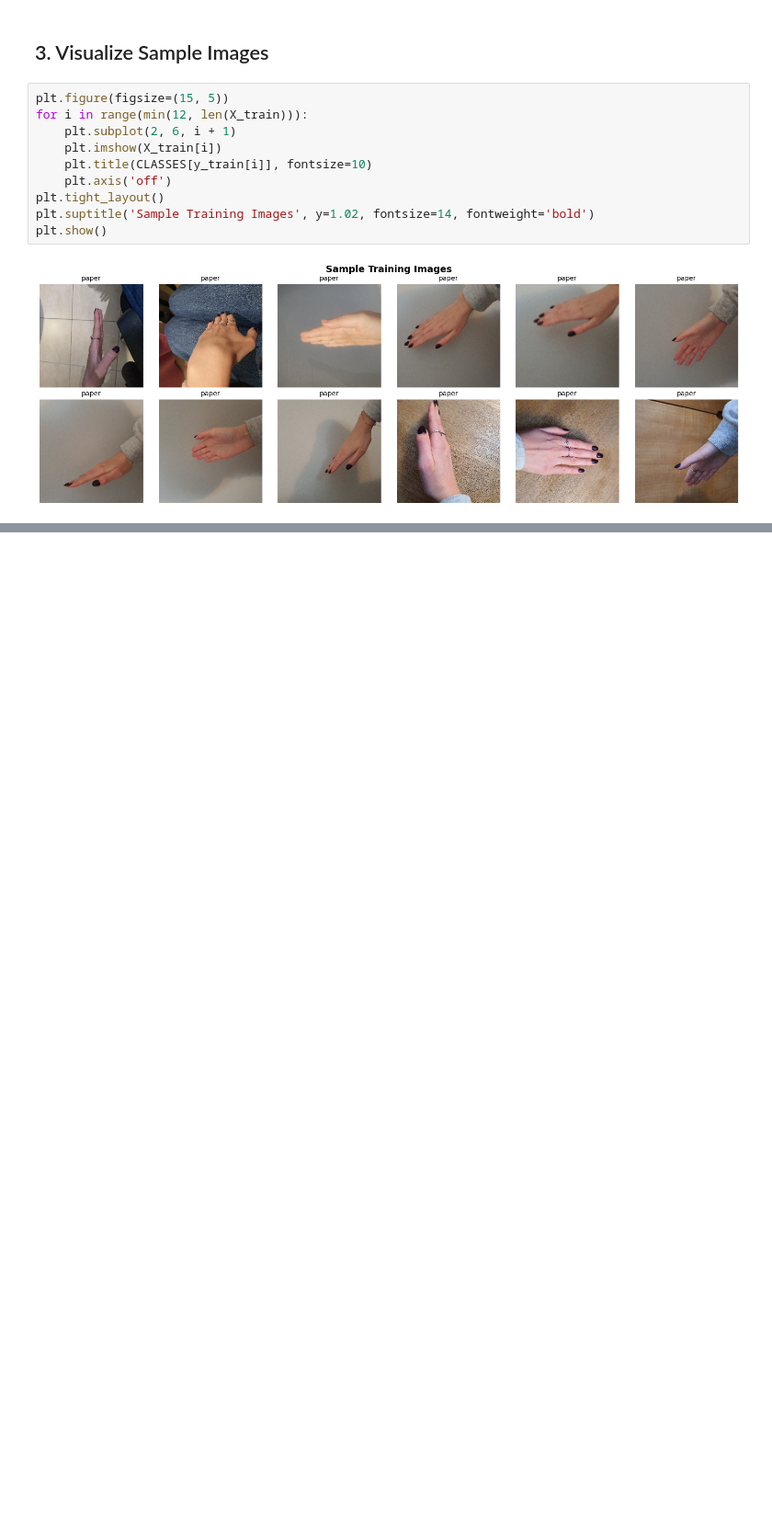
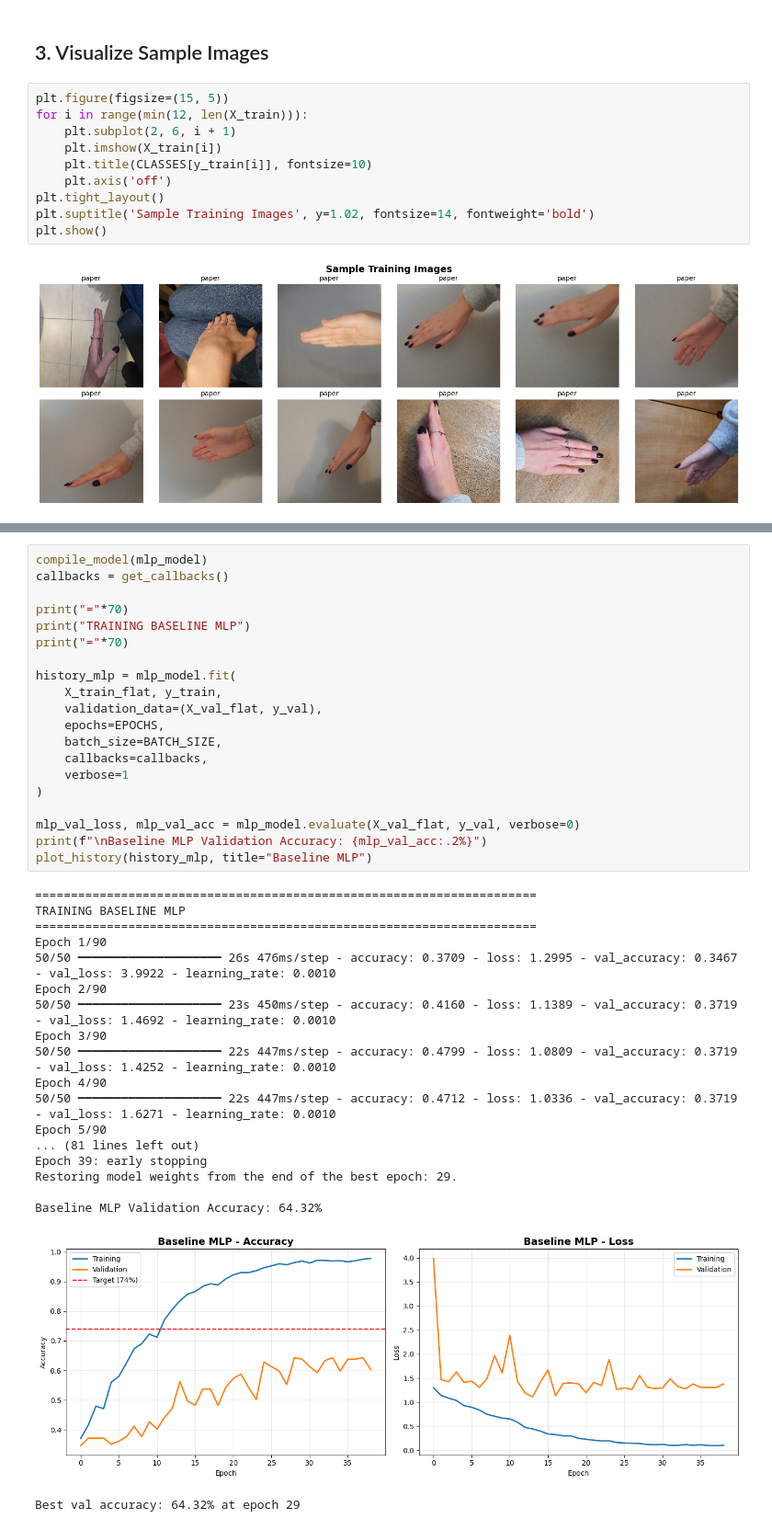
Before and after one commit to arberzylyftari/rps-project, a Jupyter notebook: notebooks/RockPaperScissors_FFNN.ipynb, the cells around one changed output, grey strips where cells are left out. Shown at 92% size. Drawn from its saved outputs; the diff is of its cells as text; blank space fills up the shorter version.

```diff
--- a/notebooks/RockPaperScissors_FFNN.ipynb
+++ b/notebooks/RockPaperScissors_FFNN.ipynb
@@ -222,4 +230,44 @@ Model: "MLP_Optimized"
  Total params: 77,239,043 (294.64 MB)
  Trainable params: 77,237,251 (294.64 MB)
  Non-trainable params: 1,792 (7.00 KB)
+# %%
+compile_model(mlp_model)
+callbacks = get_callbacks()
+
+print("="*70)
+print("TRAINING BASELINE MLP")
+print("="*70)
+
+history_mlp = mlp_model.fit(
+    X_train_flat, y_train,
+    validation_data=(X_val_flat, y_val),
+    epochs=EPOCHS,
+    batch_size=BATCH_SIZE,
+    callbacks=callbacks,
+    verbose=1
+)
+
+mlp_val_loss, mlp_val_acc = mlp_model.evaluate(X_val_flat, y_val, verbose=0)
+print(f"\nBaseline MLP Validation Accuracy: {mlp_val_acc:.2%}")
+plot_history(history_mlp, title="Baseline MLP")
+# %% [output]
+======================================================================
+TRAINING BASELINE MLP
+======================================================================
+Epoch 1/90
+50/50 ━━━━━━━━━━━━━━━━━━━━ 26s 476ms/step - accuracy: 0.3709 - loss: 1.2995 - val_accuracy: 0.3467 - val_loss: 3.9922 - learning_rate: 0.0010
+Epoch 2/90
+50/50 ━━━━━━━━━━━━━━━━━━━━ 23s 450ms/step - accuracy: 0.4160 - loss: 1.1389 - val_accuracy: 0.3719 - val_loss: 1.4692 - learning_rate: 0.0010
+Epoch 3/90
+50/50 ━━━━━━━━━━━━━━━━━━━━ 22s 447ms/step - accuracy: 0.4799 - loss: 1.0809 - val_accuracy: 0.3719 - val_loss: 1.4252 - learning_rate: 0.0010
+Epoch 4/90
+50/50 ━━━━━━━━━━━━━━━━━━━━ 22s 447ms/step - accuracy: 0.4712 - loss: 1.0336 - val_accuracy: 0.3719 - val_loss: 1.6271 - learning_rate: 0.0010
+Epoch 5/90
+... (81 lines left out)
+Epoch 39: early stopping
+Restoring model weights from the end of the best epoch: 29.
+
+Baseline MLP Validation Accuracy: 64.32%
+[figure, added]
+Best val accuracy: 64.32% at epoch 29
 # %% [markdown]
```
Also changed, not shown: parts of 41 cells of this notebook, 1 other file.
